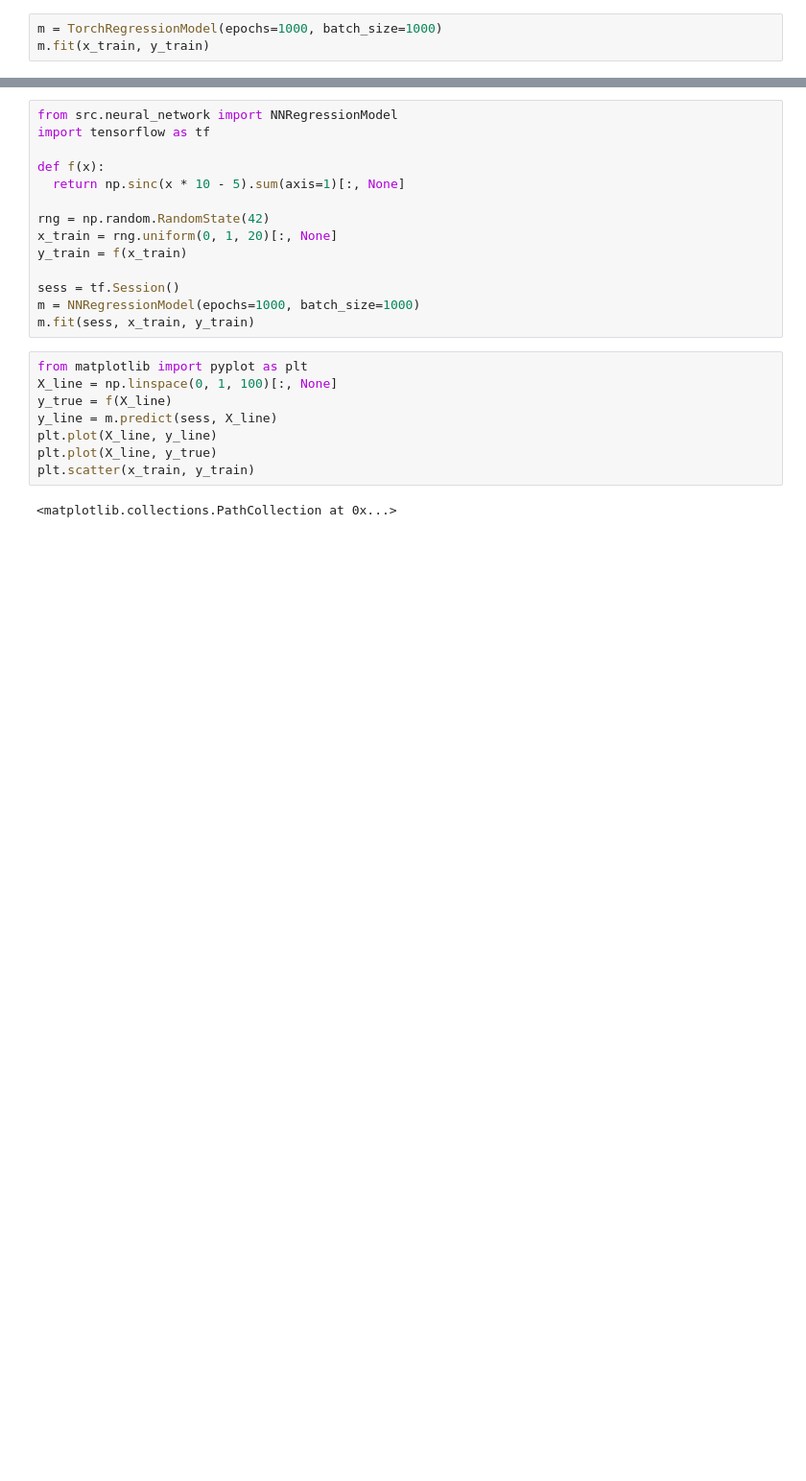
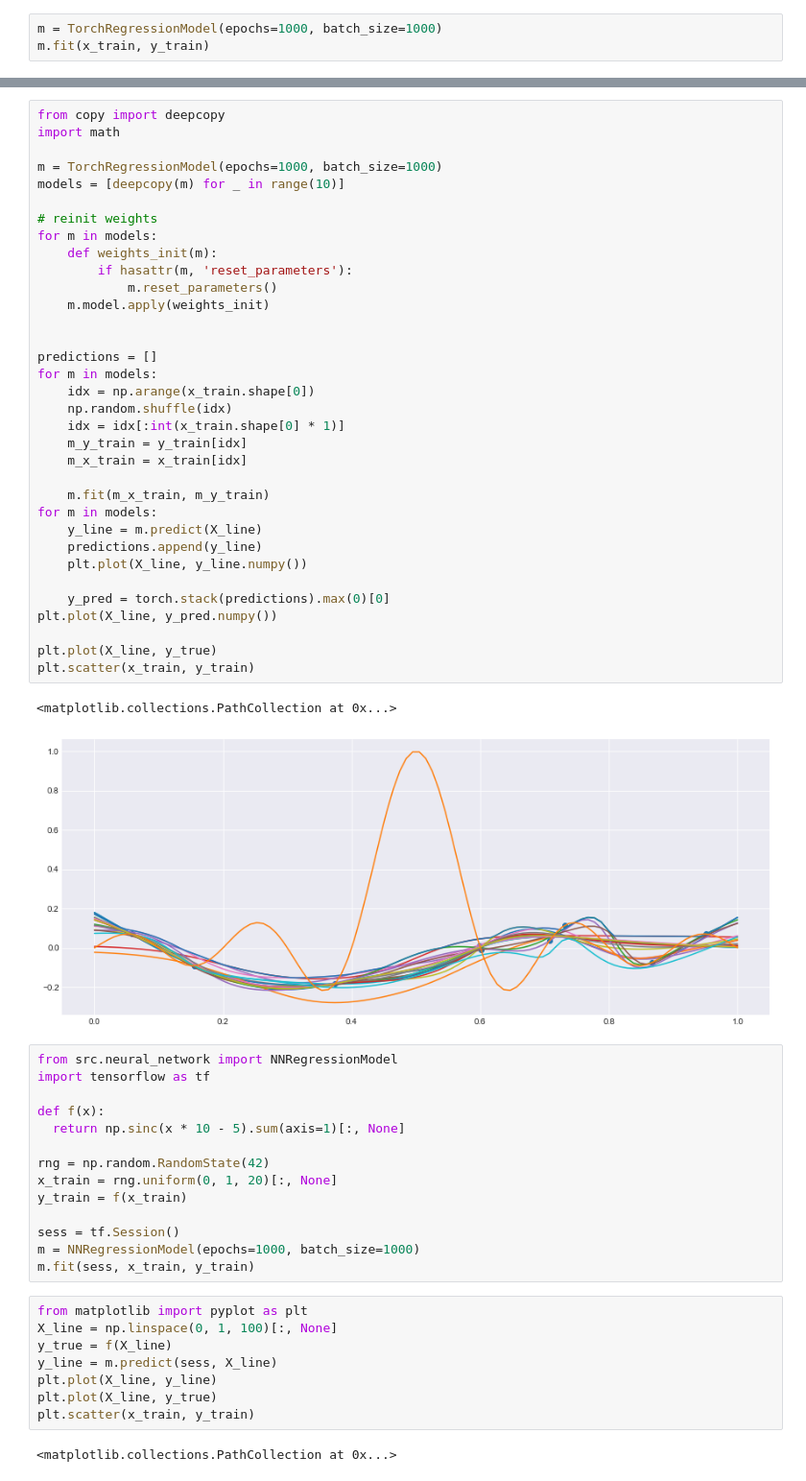
Before and after one commit to tmpethick/ensembled-dngo, a Jupyter notebook: Untitled.ipynb, the cells around one changed output, grey strips where cells are left out. Shown: that part at 96% size. Cells and saved outputs as stored; diff of their text form; blank space fills up the shorter version.

```diff
--- a/Untitled.ipynb
+++ b/Untitled.ipynb
@@ -86,3 +97,40 @@ plt.scatter(x_train, y_train)
+# %%
+from copy import deepcopy
+import math
+
+m = TorchRegressionModel(epochs=1000, batch_size=1000)
+models = [deepcopy(m) for _ in range(10)]
+
+# reinit weights
+for m in models:
+    def weights_init(m):
+        if hasattr(m, 'reset_parameters'):
+            m.reset_parameters()
+    m.model.apply(weights_init)
+
+
+predictions = []
+for m in models:
+    idx = np.arange(x_train.shape[0])
+    np.random.shuffle(idx)
+    idx = idx[:int(x_train.shape[0] * 1)]
+    m_y_train = y_train[idx]
+    m_x_train = x_train[idx]
+
+    m.fit(m_x_train, m_y_train)
+for m in models:
+    y_line = m.predict(X_line)
+    predictions.append(y_line)
+    plt.plot(X_line, y_line.numpy())
+
+    y_pred = torch.stack(predictions).max(0)[0]
+plt.plot(X_line, y_pred.numpy())
+
+plt.plot(X_line, y_true)
+plt.scatter(x_train, y_train)
+# %% [output]
+<matplotlib.collections.PathCollection at 0x...>
+[figure, added]
 # %%
 from src.neural_network import NNRegressionModel
 import tensorflow as tf
```
Also changed, not shown: parts of 5 cells of this notebook, 6 other files.
